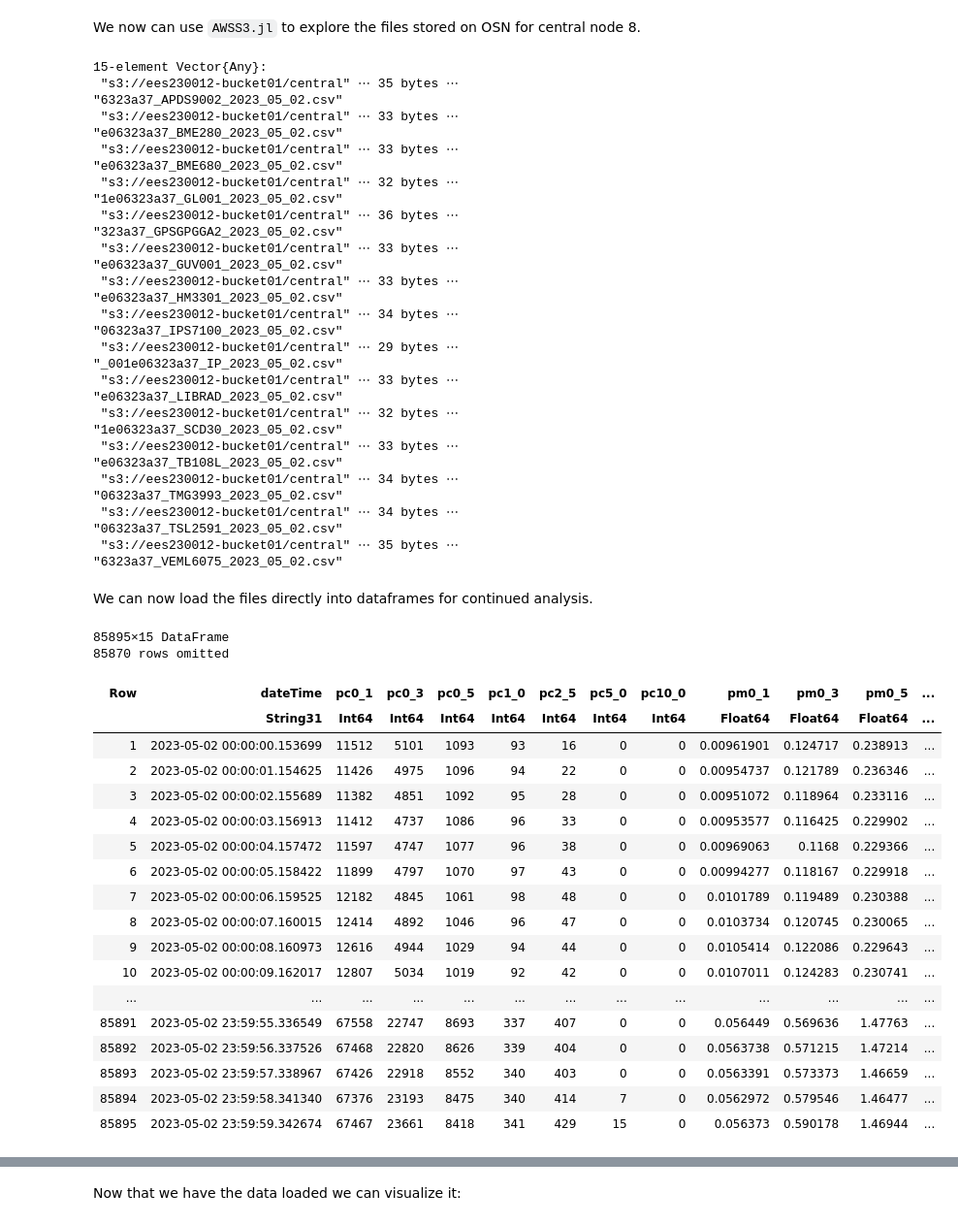
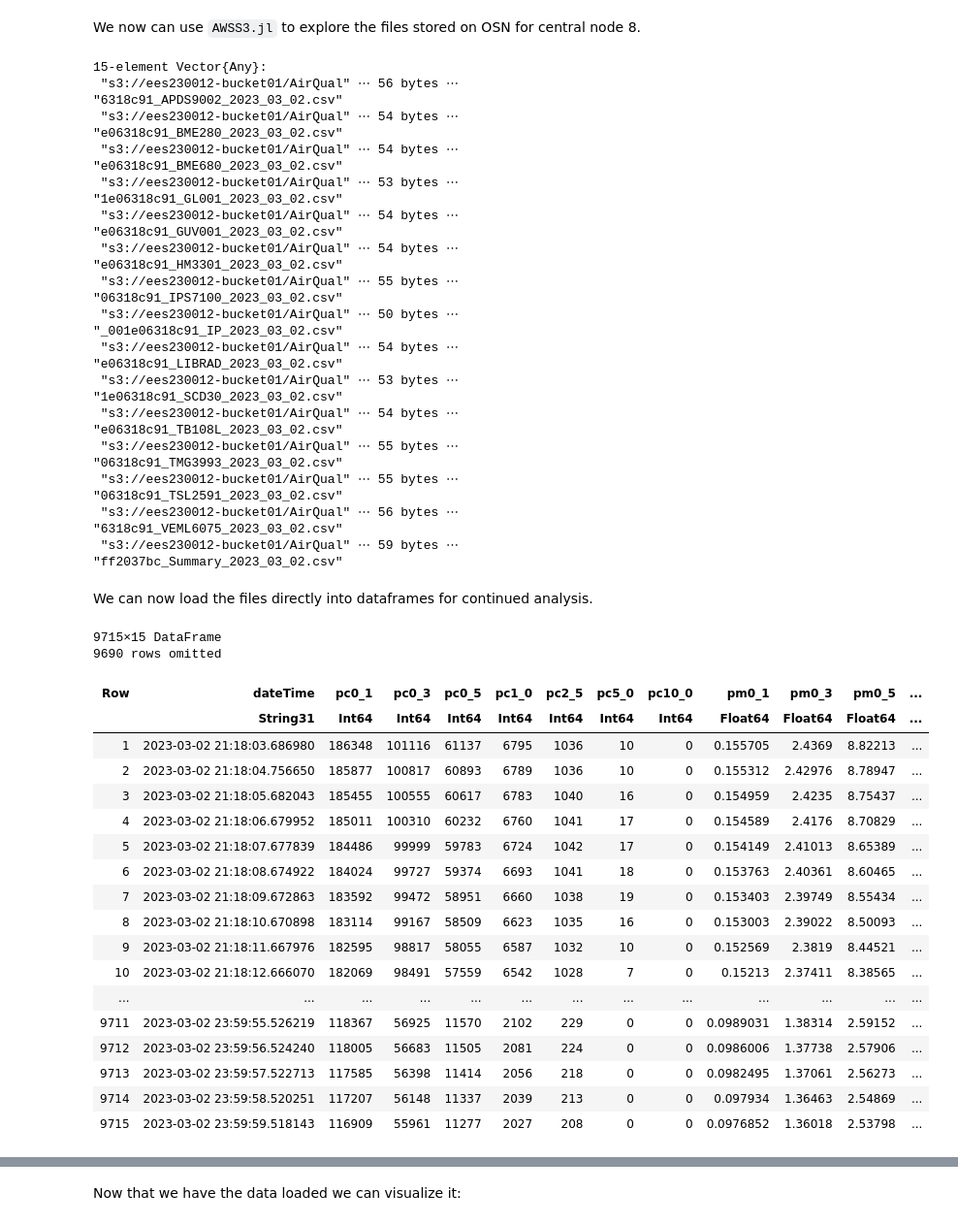
Before and after one commit to mi3nts/mints-aq-reports, a Jupyter notebook: notebooks/data-download__2.ipynb, the cells around one changed output, grey strips where cells are left out. Shown at 97% size. Saved outputs shown, nothing was run; the diff lists cells and outputs as text; code cells hidden in the pictures.

```diff
--- a/notebooks/data-download__2.ipynb
+++ b/notebooks/data-download__2.ipynb
@@ -40,7 +40,7 @@ We now can use `AWSS3.jl` to explore the files stored on OSN for central node 8.
 # %%
 #| echo: true
 #| output: true
-p = S3Path(joinpath(bucket, "central-node-8/2023/2023/05/02/"))
+p = S3Path(joinpath(bucket, "AirQualityNetwork/data/raw/Central_Hub_1/2023/03/02/"))
 
 df_paths = []
 
@@ -53,48 +53,48 @@ end
 df_paths
 # %% [output]
 15-element Vector{Any}:
- "s3://ees230012-bucket01/central" ⋯ 35 bytes ⋯ "6323a37_APDS9002_2023_05_02.csv"
- "s3://ees230012-bucket01/central" ⋯ 33 bytes ⋯ "e06323a37_BME280_2023_05_02.csv"
- "s3://ees230012-bucket01/central" ⋯ 33 bytes ⋯ "e06323a37_BME680_2023_05_02.csv"
- "s3://ees230012-bucket01/central" ⋯ 32 bytes ⋯ "1e06323a37_GL001_2023_05_02.csv"
- "s3://ees230012-bucket01/central" ⋯ 36 bytes ⋯ "323a37_GPSGPGGA2_2023_05_02.csv"
- "s3://ees230012-bucket01/central" ⋯ 33 bytes ⋯ "e06323a37_GUV001_2023_05_02.csv"
- "s3://ees230012-bucket01/central" ⋯ 33 bytes ⋯ "e06323a37_HM3301_2023_05_02.csv"
- "s3://ees230012-bucket01/central" ⋯ 34 bytes ⋯ "06323a37_IPS7100_2023_05_02.csv"
- "s3://ees230012-bucket01/central" ⋯ 29 bytes ⋯ "_001e06323a37_IP_2023_05_02.csv"
- "s3://ees230012-bucket01/central" ⋯ 33 bytes ⋯ "e06323a37_LIBRAD_2023_05_02.csv"
- "s3://ees230012-bucket01/central" ⋯ 32 bytes ⋯ "1e06323a37_SCD30_2023_05_02.csv"
- "s3://ees230012-bucket01/central" ⋯ 33 bytes ⋯ "e06323a37_TB108L_2023_05_02.csv"
- "s3://ees230012-bucket01/central" ⋯ 34 bytes ⋯ "06323a37_TMG3993_2023_05_02.csv"
- "s3://ees230012-bucket01/central" ⋯ 34 bytes ⋯ "06323a37_TSL2591_2023_05_02.csv"
- "s3://ees230012-bucket01/central" ⋯ 35 bytes ⋯ "6323a37_VEML6075_2023_05_02.csv"
+ "s3://ees230012-bucket01/AirQual" ⋯ 56 bytes ⋯ "6318c91_APDS9002_2023_03_02.csv"
+ "s3://ees230012-bucket01/AirQual" ⋯ 54 bytes ⋯ "e06318c91_BME280_2023_03_02.csv"
+ "s3://ees230012-bucket01/AirQual" ⋯ 54 bytes ⋯ "e06318c91_BME680_2023_03_02.csv"
+ "s3://ees230012-bucket01/AirQual" ⋯ 53 bytes ⋯ "1e06318c91_GL001_2023_03_02.csv"
+ "s3://ees230012-bucket01/AirQual" ⋯ 54 bytes ⋯ "e06318c91_GUV001_2023_03_02.csv"
+ "s3://ees230012-bucket01/AirQual" ⋯ 54 bytes ⋯ "e06318c91_HM3301_2023_03_02.csv"
+ "s3://ees230012-bucket01/AirQual" ⋯ 55 bytes ⋯ "06318c91_IPS7100_2023_03_02.csv"
+ "s3://ees230012-bucket01/AirQual" ⋯ 50 bytes ⋯ "_001e06318c91_IP_2023_03_02.csv"
+ "s3://ees230012-bucket01/AirQual" ⋯ 54 bytes ⋯ "e06318c91_LIBRAD_2023_03_02.csv"
+ "s3://ees230012-bucket01/AirQual" ⋯ 53 bytes ⋯ "1e06318c91_SCD30_2023_03_02.csv"
+ "s3://ees230012-bucket01/AirQual" ⋯ 54 bytes ⋯ "e06318c91_TB108L_2023_03_02.csv"
+ "s3://ees230012-bucket01/AirQual" ⋯ 55 bytes ⋯ "06318c91_TMG3993_2023_03_02.csv"
+ "s3://ees230012-bucket01/AirQual" ⋯ 55 bytes ⋯ "06318c91_TSL2591_2023_03_02.csv"
+ "s3://ees230012-bucket01/AirQual" ⋯ 56 bytes ⋯ "6318c91_VEML6075_2023_03_02.csv"
+ "s3://ees230012-bucket01/AirQual" ⋯ 59 bytes ⋯ "ff2037bc_Summary_2023_03_02.csv"
 # %% [markdown]
 We can now load the files directly into dataframes for continued analysis.
 # %%
 #| echo: true
 #| output: true
-df = CSV.File(S3Path(df_paths[8])) |> DataFrame
+df = CSV.File(S3Path(df_paths[7])) |> DataFrame
 # %% [output]
-85895×15 DataFrame
-85870 rows omitted
+9715×15 DataFrame
+9690 rows omitted
 | Row | dateTime | pc0_1 | pc0_3 | pc0_5 | pc1_0 | pc2_5 | pc5_0 | pc10_0 | pm0_1 | pm0_3 | pm0_5 | ... |
 |  | String31 | Int64 | Int64 | Int64 | Int64 | Int64 | Int64 | Int64 | Float64 | Float64 | Float64 | ... |
-| 1 | 2023-05-02 00:00:00.153699 | 11512 | 5101 | 1093 | 93 | 16 | 0 | 0 | 0.00961901 | 0.124717 | 0.238913 | ... |
-| 2 | 2023-05-02 00:00:01.154625 | 11426 | 4975 | 1096 | 94 | 22 | 0 | 0 | 0.00954737 | 0.121789 | 0.236346 | ... |
-| 3 | 2023-05-02 00:00:02.155689 | 11382 | 4851 | 1092 | 95 | 28 | 0 | 0 | 0.00951072 | 0.118964 | 0.233116 | ... |
-| 4 | 2023-05-02 00:00:03.156913 | 11412 | 4737 | 1086 | 96 | 33 | 0 | 0 | 0.00953577 | 0.116425 | 0.229902 | ... |
-| 5 | 2023-05-02 00:00:04.157472 | 11597 | 4747 | 1077 | 96 | 38 | 0 | 0 | 0.00969063 | 0.1168 | 0.229366 | ... |
-| 6 | 2023-05-02 00:00:05.158422 | 11899 | 4797 | 1070 | 97 | 43 | 0 | 0 | 0.00994277 | 0.118167 | 0.229918 | ... |
-| 7 | 2023-05-02 00:00:06.159525 | 12182 | 4845 | 1061 | 98 | 48 | 0 | 0 | 0.0101789 | 0.119489 | 0.230388 | ... |
-| 8 | 2023-05-02 00:00:07.160015 | 12414 | 4892 | 1046 | 96 | 47 | 0 | 0 | 0.0103734 | 0.120745 | 0.230065 | ... |
-| 9 | 2023-05-02 00:00:08.160973 | 12616 | 4944 | 1029 | 94 | 44 | 0 | 0 | 0.0105414 | 0.122086 | 0.229643 | ... |
-| 10 | 2023-05-02 00:00:09.162017 | 12807 | 5034 | 1019 | 92 | 42 | 0 | 0 | 0.0107011 | 0.124283 | 0.230741 | ... |
+| 1 | 2023-03-02 21:18:03.686980 | 186348 | 101116 | 61137 | 6795 | 1036 | 10 | 0 | 0.155705 | 2.4369 | 8.82213 | ... |
+| 2 | 2023-03-02 21:18:04.756650 | 185877 | 100817 | 60893 | 6789 | 1036 | 10 | 0 | 0.155312 | 2.42976 | 8.78947 | ... |
+| 3 | 2023-03-02 21:18:05.682043 | 185455 | 100555 | 60617 | 6783 | 1040 | 16 | 0 | 0.154959 | 2.4235 | 8.75437 | ... |
+| 4 | 2023-03-02 21:18:06.679952 | 185011 | 100310 | 60232 | 6760 | 1041 | 17 | 0 | 0.154589 | 2.4176 | 8.70829 | ... |
+| 5 | 2023-03-02 21:18:07.677839 | 184486 | 99999 | 59783 | 6724 | 1042 | 17 | 0 | 0.154149 | 2.41013 | 8.65389 | ... |
+| 6 | 2023-03-02 21:18:08.674922 | 184024 | 99727 | 59374 | 6693 | 1041 | 18 | 0 | 0.153763 | 2.40361 | 8.60465 | ... |
+| 7 | 2023-03-02 21:18:09.672863 | 183592 | 99472 | 58951 | 6660 | 1038 | 19 | 0 | 0.153403 | 2.39749 | 8.55434 | ... |
+| 8 | 2023-03-02 21:18:10.670898 | 183114 | 99167 | 58509 | 6623 | 1035 | 16 | 0 | 0.153003 | 2.39022 | 8.50093 | ... |
+| 9 | 2023-03-02 21:18:11.667976 | 182595 | 98817 | 58055 | 6587 | 1032 | 10 | 0 | 0.152569 | 2.3819 | 8.44521 | ... |
+| 10 | 2023-03-02 21:18:12.666070 | 182069 | 98491 | 57559 | 6542 | 1028 | 7 | 0 | 0.15213 | 2.37411 | 8.38565 | ... |
 | ... | ... | ... | ... | ... | ... | ... | ... | ... | ... | ... | ... | ... |
-| 85891 | 2023-05-02 23:59:55.336549 | 67558 | 22747 | 8693 | 337 | 407 | 0 | 0 | 0.056449 | 0.569636 | 1.47763 | ... |
-| 85892 | 2023-05-02 23:59:56.337526 | 67468 | 22820 | 8626 | 339 | 404 | 0 | 0 | 0.0563738 | 0.571215 | 1.47214 | ... |
-| 85893 | 2023-05-02 23:59:57.338967 | 67426 | 22918 | 8552 | 340 | 403 | 0 | 0 | 0.0563391 | 0.573373 | 1.46659 | ... |
-| 85894 | 2023-05-02 23:59:58.341340 | 67376 | 23193 | 8475 | 340 | 414 | 7 | 0 | 0.0562972 | 0.579546 | 1.46477 | ... |
-| 85895 | 2023-05-02 23:59:59.342674 | 67467 | 23661 | 8418 | 341 | 429 | 15 | 0 | 0.056373 | 0.590178 | 1.46944 | ... |
+| 9711 | 2023-03-02 23:59:55.526219 | 118367 | 56925 | 11570 | 2102 | 229 | 0 | 0 | 0.0989031 | 1.38314 | 2.59152 | ... |
+| 9712 | 2023-03-02 23:59:56.524240 | 118005 | 56683 | 11505 | 2081 | 224 | 0 | 0 | 0.0986006 | 1.37738 | 2.57906 | ... |
+| 9713 | 2023-03-02 23:59:57.522713 | 117585 | 56398 | 11414 | 2056 | 218 | 0 | 0 | 0.0982495 | 1.37061 | 2.56273 | ... |
+| 9714 | 2023-03-02 23:59:58.520251 | 117207 | 56148 | 11337 | 2039 | 213 | 0 | 0 | 0.097934 | 1.36463 | 2.54869 | ... |
+| 9715 | 2023-03-02 23:59:59.518143 | 116909 | 55961 | 11277 | 2027 | 208 | 0 | 0 | 0.0976852 | 1.36018 | 2.53798 | ... |
 # %%
 using Dates
 
```
Also changed, not shown: parts of 2 cells of this notebook, 2 other files.
